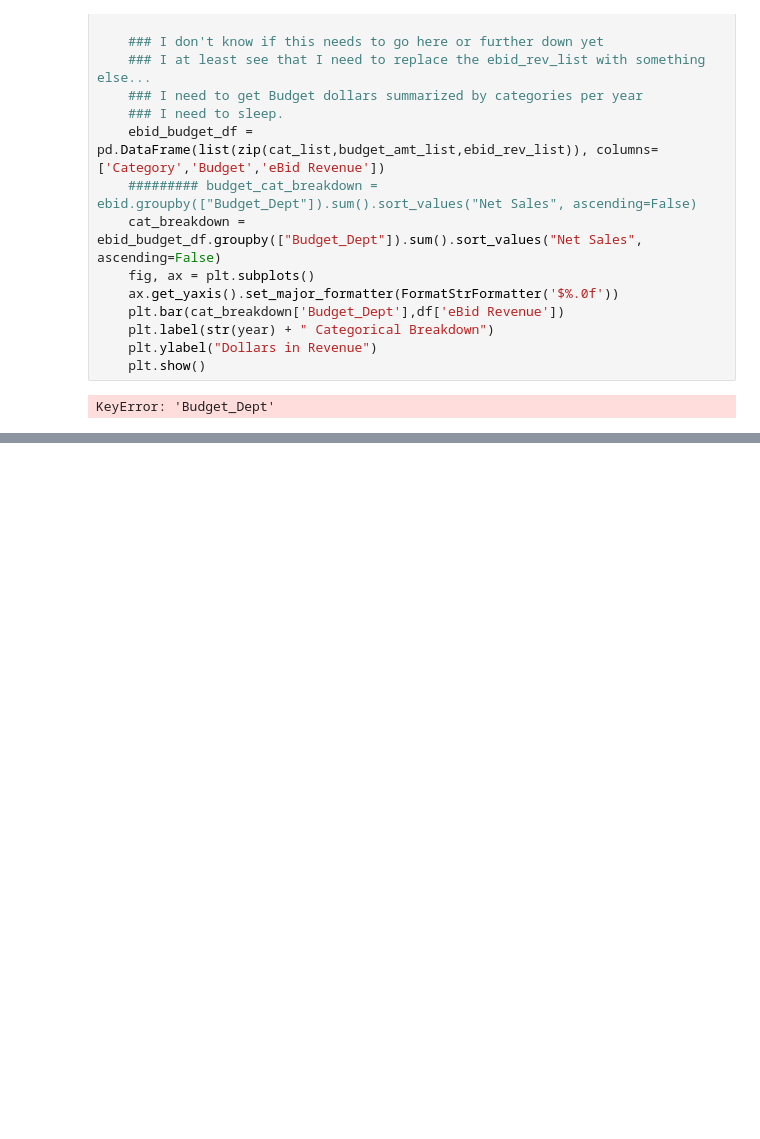
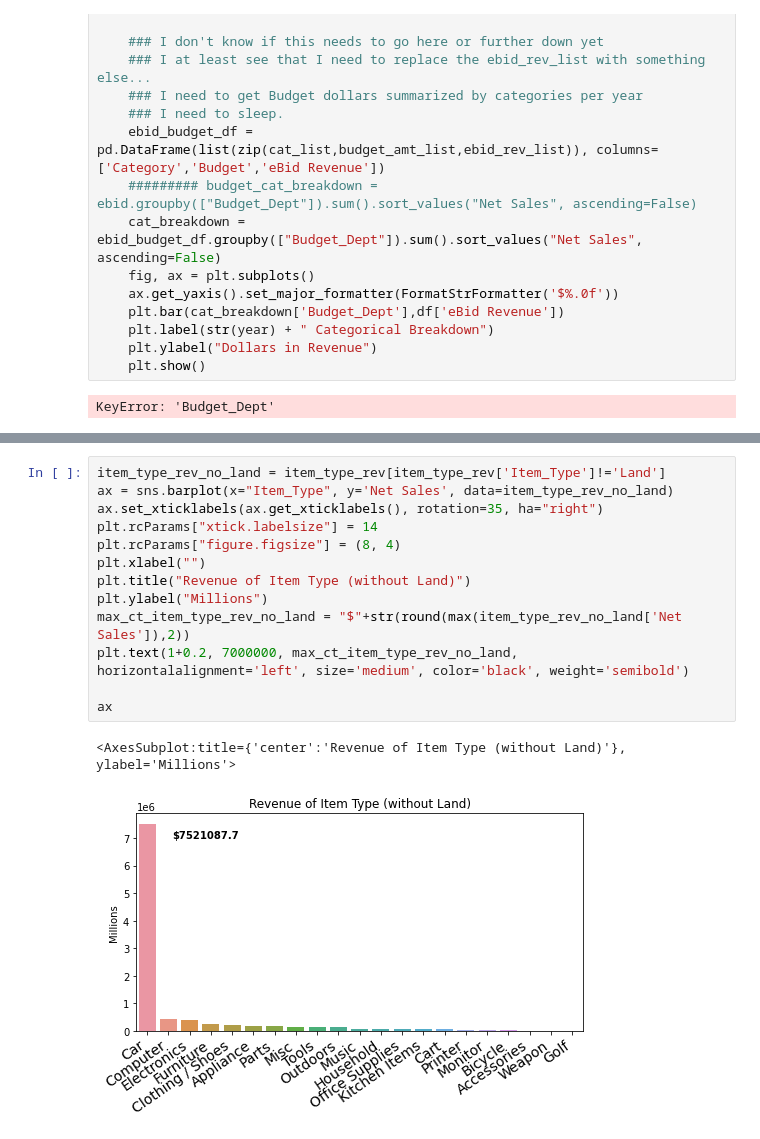
Before and after one commit to ausifer/nashville-gov-selling-stuff, a Jupyter notebook: notebooks/nashville_gov_selling_stuff.ipynb, the cells around one changed output, grey strips where cells are left out. Cells and saved outputs as stored; diff of their text form; blank space fills up the shorter version.

```diff
--- a/notebooks/nashville_gov_selling_stuff.ipynb
+++ b/notebooks/nashville_gov_selling_stuff.ipynb
@@ -358,0 +435,16 @@ KeyError: 'Budget_Dept'
+# %%
+item_type_rev_no_land = item_type_rev[item_type_rev['Item_Type']!='Land']
+ax = sns.barplot(x="Item_Type", y='Net Sales', data=item_type_rev_no_land)
+ax.set_xticklabels(ax.get_xticklabels(), rotation=35, ha="right")
+plt.rcParams["xtick.labelsize"] = 14
+plt.rcParams["figure.figsize"] = (8, 4)
+plt.xlabel("")
+plt.title("Revenue of Item Type (without Land)")
+plt.ylabel("Millions")
+max_ct_item_type_rev_no_land = "$"+str(round(max(item_type_rev_no_land['Net Sales']),2))
+plt.text(1+0.2, 7000000, max_ct_item_type_rev_no_land, horizontalalignment='left', size='medium', color='black', weight='semibold')
+
+ax
+# %% [output]
+<AxesSubplot:title={'center':'Revenue of Item Type (without Land)'}, ylabel='Millions'>
+[figure, added]
```
Also changed, not shown: parts of 17 cells of this notebook, 1 other file.
